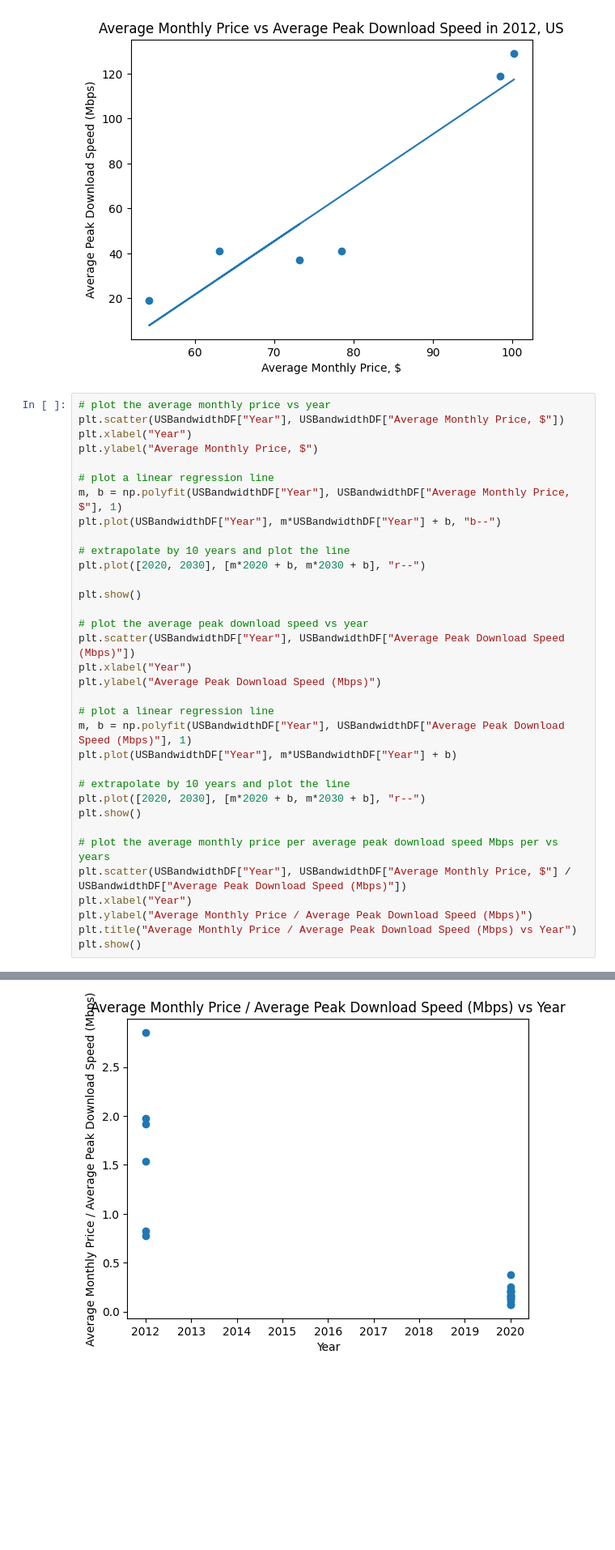
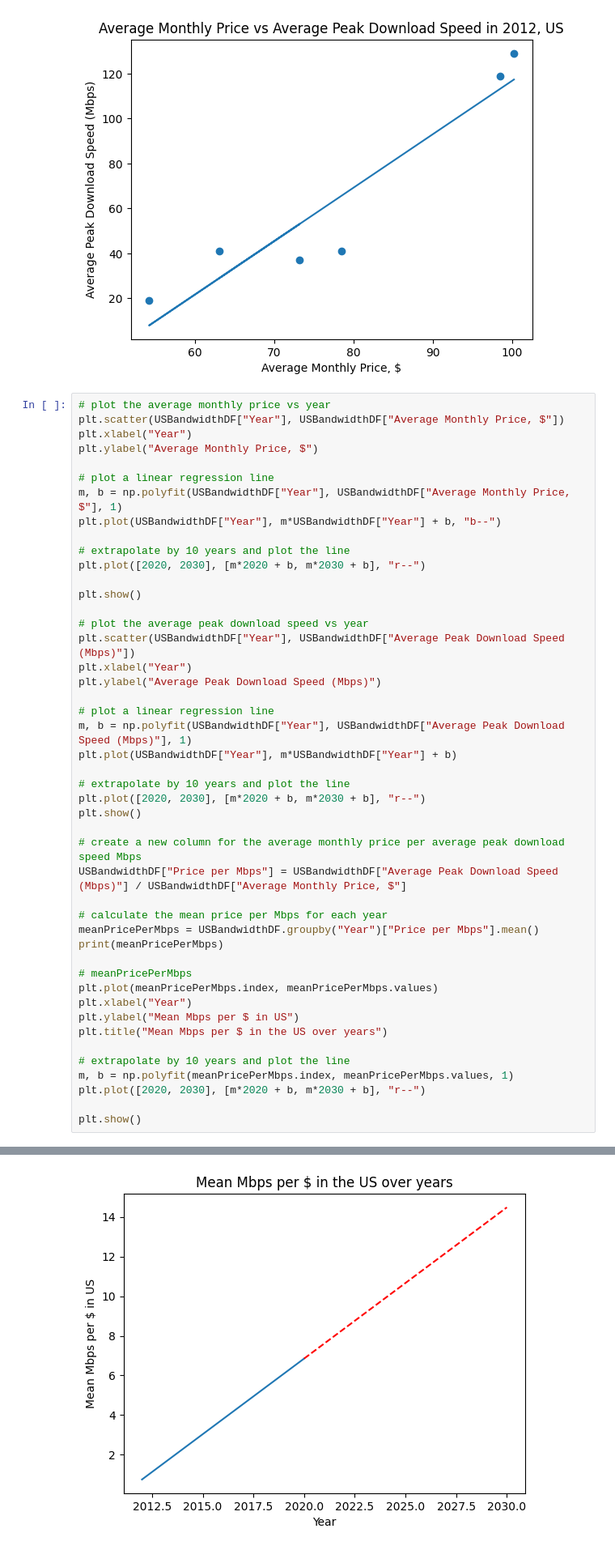
Before and after one commit to Flippergail/m3challenge, a Jupyter notebook: 2021Q1US.ipynb, the cells around one changed output, grey strips where cells are left out. Shown at 81% size. Drawn from its saved outputs; the diff is of its cells as text; blank space fills up the shorter version.

```diff
--- a/2021Q1US.ipynb
+++ b/2021Q1US.ipynb
@@ -211,11 +211,23 @@ plt.plot(USBandwidthDF["Year"], m*USBandwidthDF["Year"] + b)
 plt.plot([2020, 2030], [m*2020 + b, m*2030 + b], "r--")
 plt.show()
 
-# plot the average monthly price per average peak download speed Mbps per vs years
-plt.scatter(USBandwidthDF["Year"], USBandwidthDF["Average Monthly Price, $"] / USBandwidthDF["Average Peak Download Speed (Mbps)"])
+# create a new column for the average monthly price per average peak download speed Mbps
+USBandwidthDF["Price per Mbps"] = USBandwidthDF["Average Peak Download Speed (Mbps)"] / USBandwidthDF["Average Monthly Price, $"]
+
+# calculate the mean price per Mbps for each year
+meanPricePerMbps = USBandwidthDF.groupby("Year")["Price per Mbps"].mean()
+print(meanPricePerMbps)
+
+# meanPricePerMbps
+plt.plot(meanPricePerMbps.index, meanPricePerMbps.values)
 plt.xlabel("Year")
-plt.ylabel("Average Monthly Price / Average Peak Download Speed (Mbps)")
-plt.title("Average Monthly Price / Average Peak Download Speed (Mbps) vs Year")
+plt.ylabel("Mean Mbps per $ in US")
+plt.title("Mean Mbps per $ in the US over years")
+
+# extrapolate by 10 years and plot the line
+m, b = np.polyfit(meanPricePerMbps.index, meanPricePerMbps.values, 1)
+plt.plot([2020, 2030], [m*2020 + b, m*2030 + b], "r--")
+
 plt.show()
 # %% [output]
 [figure]
@@ -223 +239 @@ plt.show()
-[figure, old version]
+[figure, new version]
```
Also changed, not shown: parts of 1 cell of this notebook, 1 other file.
